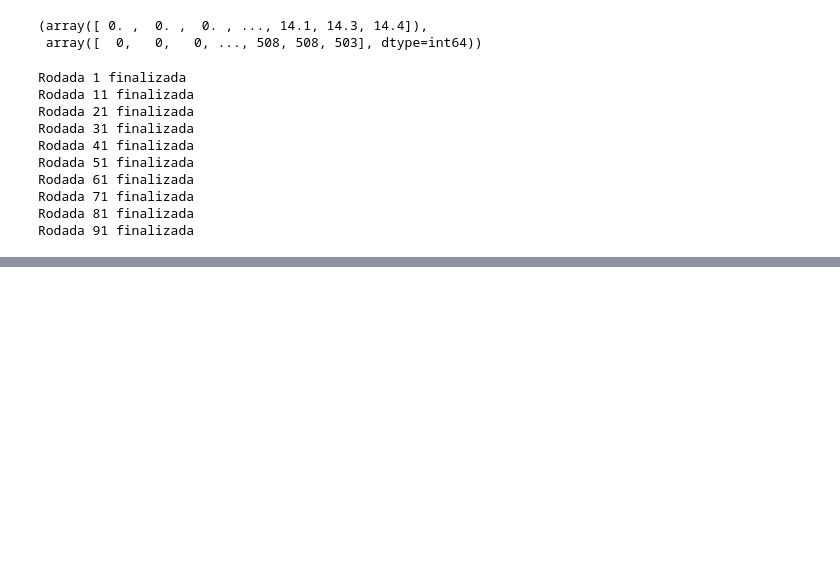
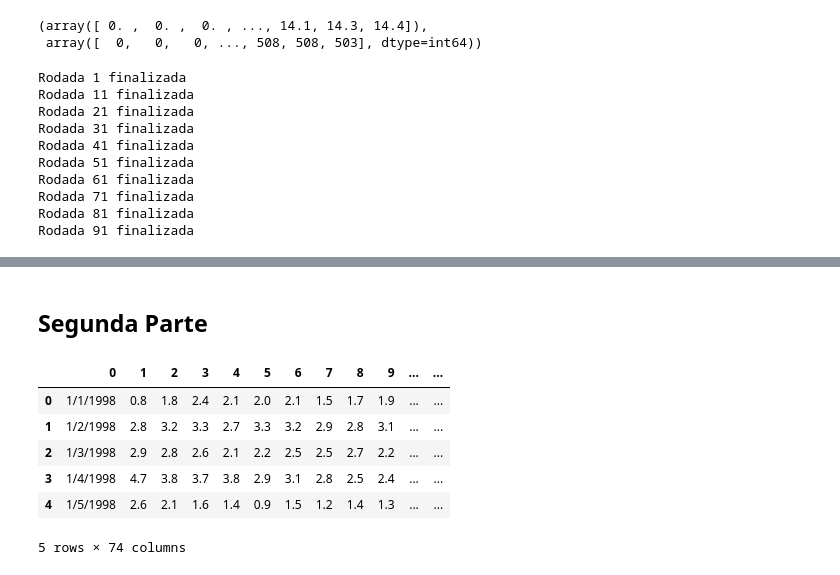
Before and after one commit to HiIamZeref/IA-Trabalho-AV3, a Jupyter notebook: TreinamentoAV3.ipynb, the cells around one changed output, grey strips where cells are left out. Saved outputs shown, nothing was run; the diff lists cells and outputs as text; code cells hidden in the pictures; blank space fills up the shorter version.

```diff
--- a/TreinamentoAV3.ipynb
+++ b/TreinamentoAV3.ipynb
@@ -785,0 +775,19 @@ resultados_df
+# %% [markdown]
+## Segunda Parte
+# %%
+eighthr_df = pd.read_csv('eighthr_data_cleaned.csv')
+
+# Mudando os nomes das colunas
+for col in eighthr_df.columns:
+    eighthr_df.rename(columns={col: col.lower()}, inplace=True)
+
+# Printando as primeiras linhas
+eighthr_df.head()
+# %% [output]
+|  | 0 | 1 | 2 | 3 | 4 | 5 | 6 | 7 | 8 | 9 | ... | ... |
+| 0 | 1/1/1998 | 0.8 | 1.8 | 2.4 | 2.1 | 2.0 | 2.1 | 1.5 | 1.7 | 1.9 | ... | ... |
+| 1 | 1/2/1998 | 2.8 | 3.2 | 3.3 | 2.7 | 3.3 | 3.2 | 2.9 | 2.8 | 3.1 | ... | ... |
+| 2 | 1/3/1998 | 2.9 | 2.8 | 2.6 | 2.1 | 2.2 | 2.5 | 2.5 | 2.7 | 2.2 | ... | ... |
+| 3 | 1/4/1998 | 4.7 | 3.8 | 3.7 | 3.8 | 2.9 | 3.1 | 2.8 | 2.5 | 2.4 | ... | ... |
+| 4 | 1/5/1998 | 2.6 | 2.1 | 1.6 | 1.4 | 0.9 | 1.5 | 1.2 | 1.4 | 1.3 | ... | ... |
+5 rows × 74 columns
```
Also changed, not shown: parts of 19 cells of this notebook, 4 other files.
